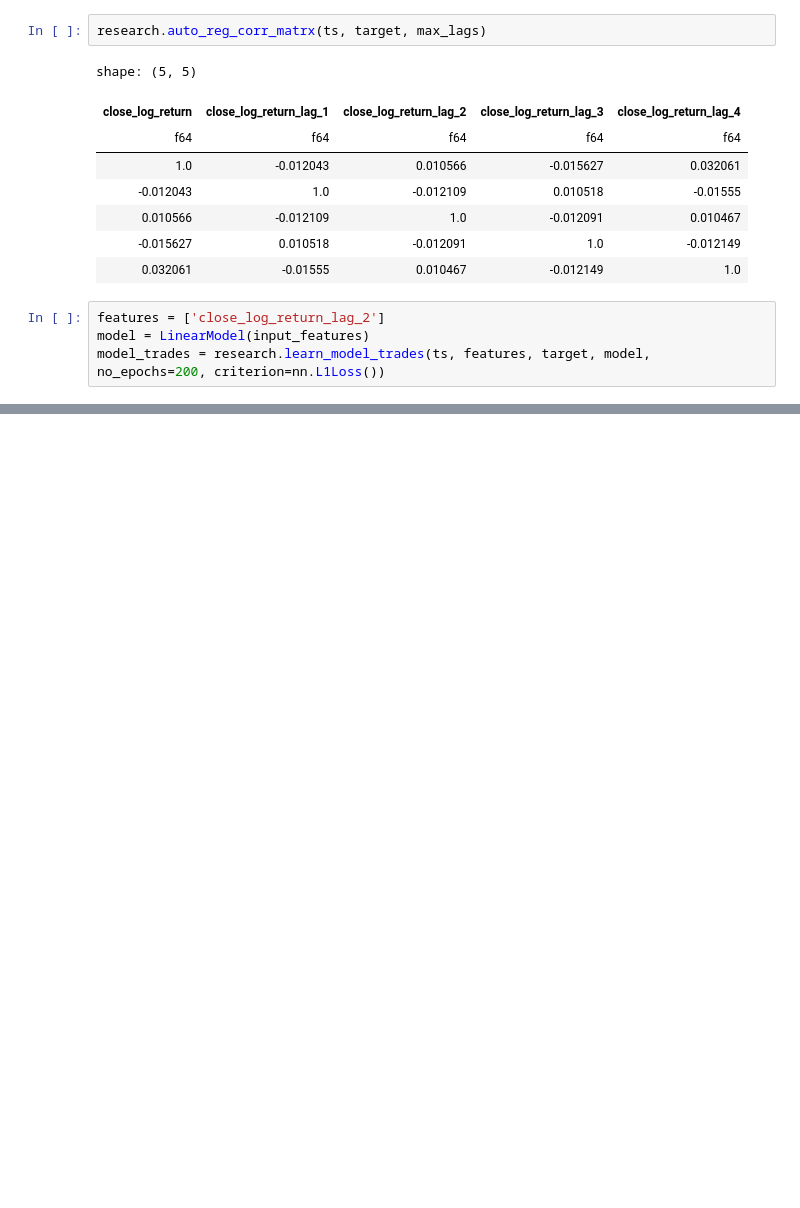
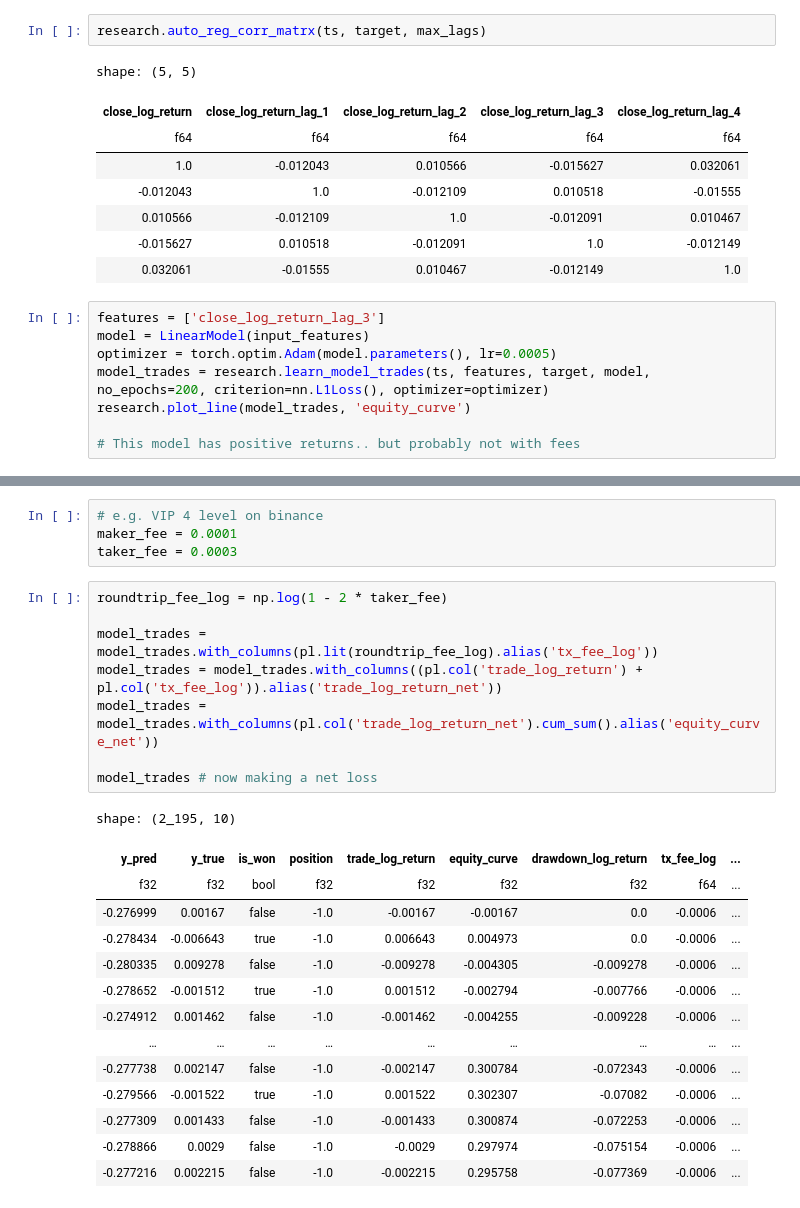
Before and after one commit to nickderaj/quant-trading-labs, a Jupyter notebook: src/research.ipynb, the cells around one changed output, grey strips where cells are left out. Saved outputs shown, nothing was run; the diff lists cells and outputs as text; blank space fills up the shorter version.

Commit message:
add maker taker fees from binance

```diff
--- a/src/research.ipynb
+++ b/src/research.ipynb
@@ -569,6 +569,10 @@ shape: (5, 5)
 | -0.015627 | 0.010518 | -0.012091 | 1.0 | -0.012149 |
 | 0.032061 | -0.01555 | 0.010467 | -0.012149 | 1.0 |
 # %%
-features = ['close_log_return_lag_2']
+features = ['close_log_return_lag_3']
 model = LinearModel(input_features)
-model_trades = research.learn_model_trades(ts, features, target, model, no_epochs=200, criterion=nn.L1Loss())
+optimizer = torch.optim.Adam(model.parameters(), lr=0.0005)
+model_trades = research.learn_model_trades(ts, features, target, model, no_epochs=200, criterion=nn.L1Loss(), optimizer=optimizer)
+research.plot_line(model_trades, 'equity_curve')
+
+# This model has positive returns.. but probably not with fees
@@ -574,0 +581,27 @@ model_trades = research.learn_model_trades(ts, features, target, model, no_epoch
+# %%
+# e.g. VIP 4 level on binance
+maker_fee = 0.0001
+taker_fee = 0.0003
+# %%
+roundtrip_fee_log = np.log(1 - 2 * taker_fee)
+
+model_trades = model_trades.with_columns(pl.lit(roundtrip_fee_log).alias('tx_fee_log'))
+model_trades = model_trades.with_columns((pl.col('trade_log_return') + pl.col('tx_fee_log')).alias('trade_log_return_net'))
+model_trades = model_trades.with_columns(pl.col('trade_log_return_net').cum_sum().alias('equity_curve_net'))
+
+model_trades # now making a net loss
+# %% [output]
+shape: (2_195, 10)
+| y_pred | y_true | is_won | position | trade_log_return | equity_curve | drawdown_log_return | tx_fee_log | ... |
+| f32 | f32 | bool | f32 | f32 | f32 | f32 | f64 | ... |
+| -0.276999 | 0.00167 | false | -1.0 | -0.00167 | -0.00167 | 0.0 | -0.0006 | ... |
+| -0.278434 | -0.006643 | true | -1.0 | 0.006643 | 0.004973 | 0.0 | -0.0006 | ... |
+| -0.280335 | 0.009278 | false | -1.0 | -0.009278 | -0.004305 | -0.009278 | -0.0006 | ... |
+| -0.278652 | -0.001512 | true | -1.0 | 0.001512 | -0.002794 | -0.007766 | -0.0006 | ... |
+| -0.274912 | 0.001462 | false | -1.0 | -0.001462 | -0.004255 | -0.009228 | -0.0006 | ... |
+| … | … | … | … | … | … | … | … | ... |
+| -0.277738 | 0.002147 | false | -1.0 | -0.002147 | 0.300784 | -0.072343 | -0.0006 | ... |
+| -0.279566 | -0.001522 | true | -1.0 | 0.001522 | 0.302307 | -0.07082 | -0.0006 | ... |
+| -0.277309 | 0.001433 | false | -1.0 | -0.001433 | 0.300874 | -0.072253 | -0.0006 | ... |
+| -0.278866 | 0.0029 | false | -1.0 | -0.0029 | 0.297974 | -0.075154 | -0.0006 | ... |
+| -0.277216 | 0.002215 | false | -1.0 | -0.002215 | 0.295758 | -0.077369 | -0.0006 | ... |
```
Also changed, not shown: parts of 6 cells of this notebook, 1 other file.
